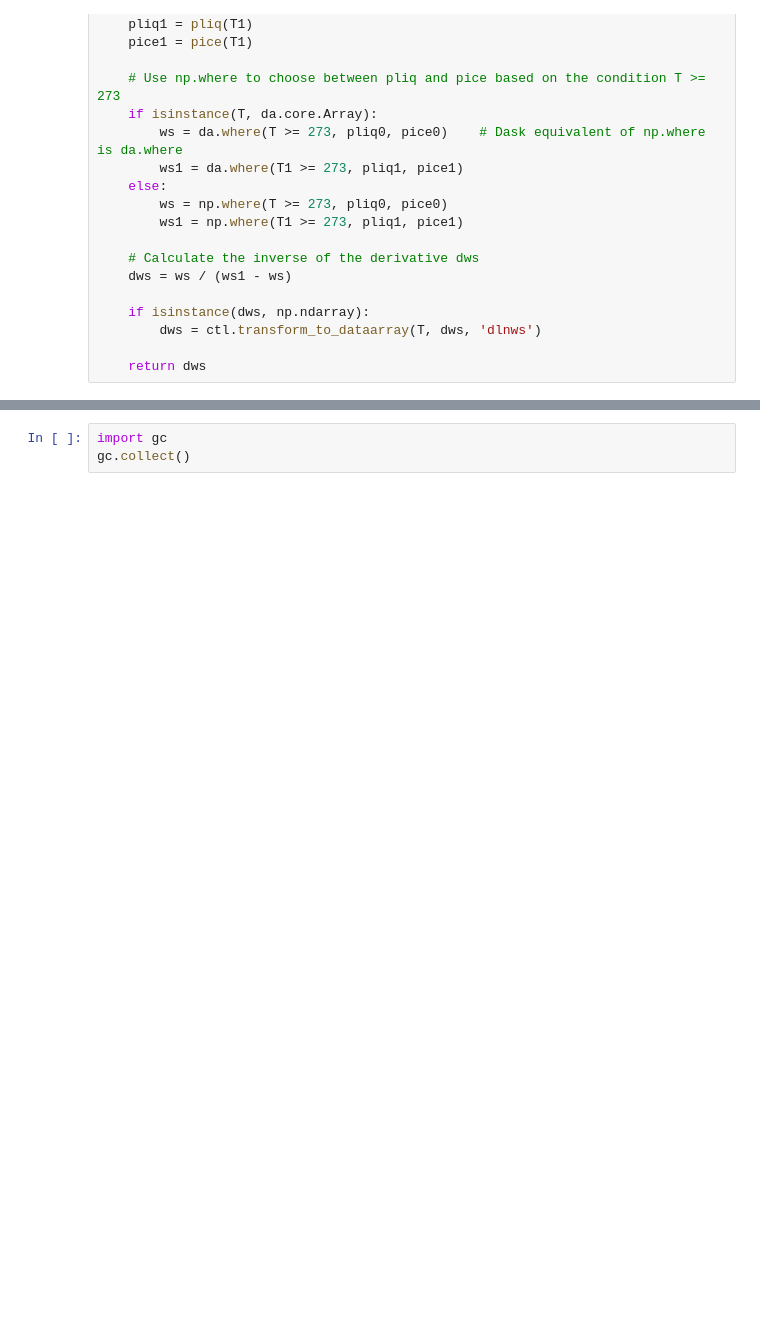
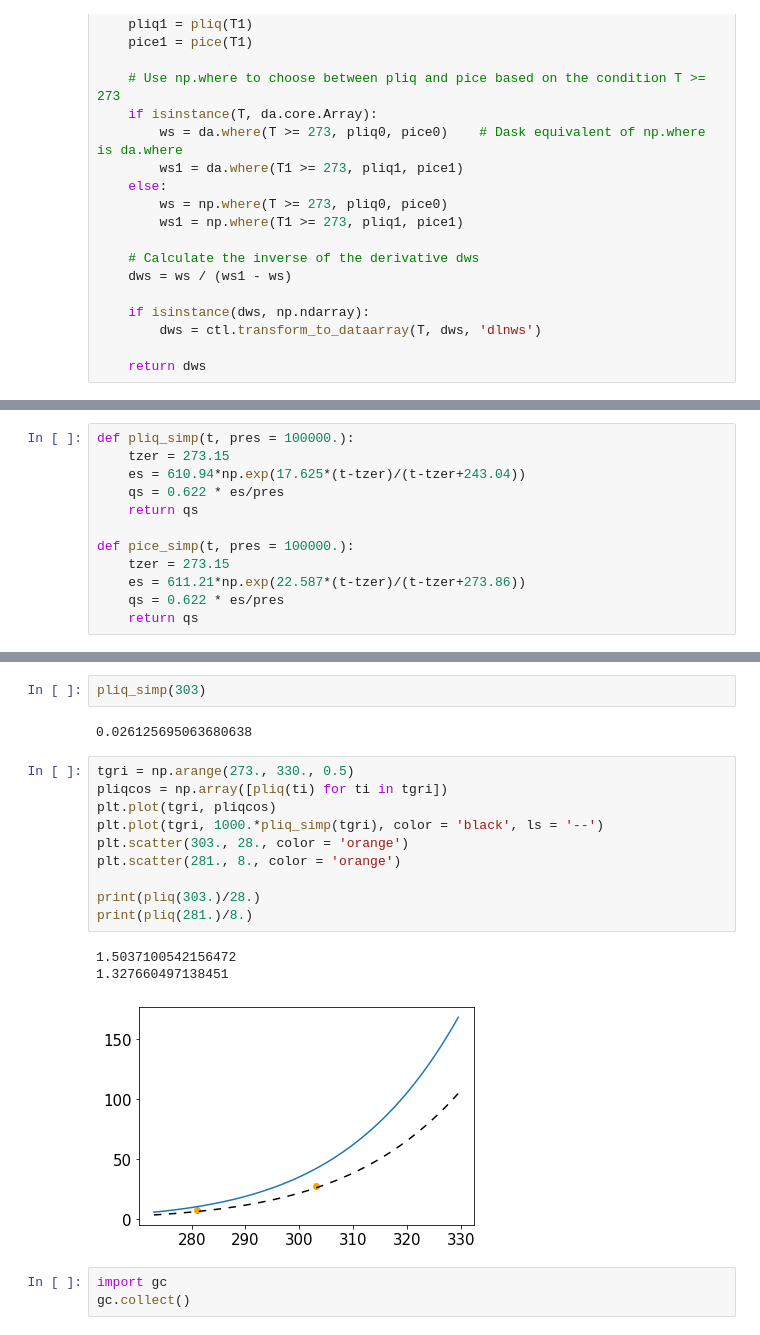
Before and after one commit to fedef17/FScripts, a Jupyter notebook: tunecs/calc_feedbacks_4xCO2.ipynb, the cells around one changed output, grey strips where cells are left out. Saved outputs shown, nothing was run; the diff lists cells and outputs as text; blank space fills up the shorter version.

```diff
--- a/tunecs/calc_feedbacks_4xCO2.ipynb
+++ b/tunecs/calc_feedbacks_4xCO2.ipynb
@@ -592,0 +589,12 @@ array([[[[ 9.33302089,  9.33302089,  9.33302089, ...,  9.33302089,
+# %%
+def pliq_simp(t, pres = 100000.):
+    tzer = 273.15
+    es = 610.94*np.exp(17.625*(t-tzer)/(t-tzer+243.04))
+    qs = 0.622 * es/pres
+    return qs
+
+def pice_simp(t, pres = 100000.):
+    tzer = 273.15
+    es = 611.21*np.exp(22.587*(t-tzer)/(t-tzer+273.86))
+    qs = 0.622 * es/pres
+    return qs
@@ -593,3 +628,21 @@ array([[[[ 9.33302089,  9.33302089,  9.33302089, ...,  9.33302089,
+# %%
+pliq_simp(303)
+# %% [output]
+0.026125695063680638
+# %%
+tgri = np.arange(273., 330., 0.5)
+pliqcos = np.array([pliq(ti) for ti in tgri])
+plt.plot(tgri, pliqcos)
+plt.plot(tgri, 1000.*pliq_simp(tgri), color = 'black', ls = '--')
+plt.scatter(303., 28., color = 'orange')
+plt.scatter(281., 8., color = 'orange')
+
+print(pliq(303.)/28.)
+print(pliq(281.)/8.)
+# %% [output]
+1.5037100542156472
+1.327660497138451
+[figure, added]
 # %%
 import gc
 gc.collect()
```
Also changed, not shown: parts of 13 cells of this notebook.
